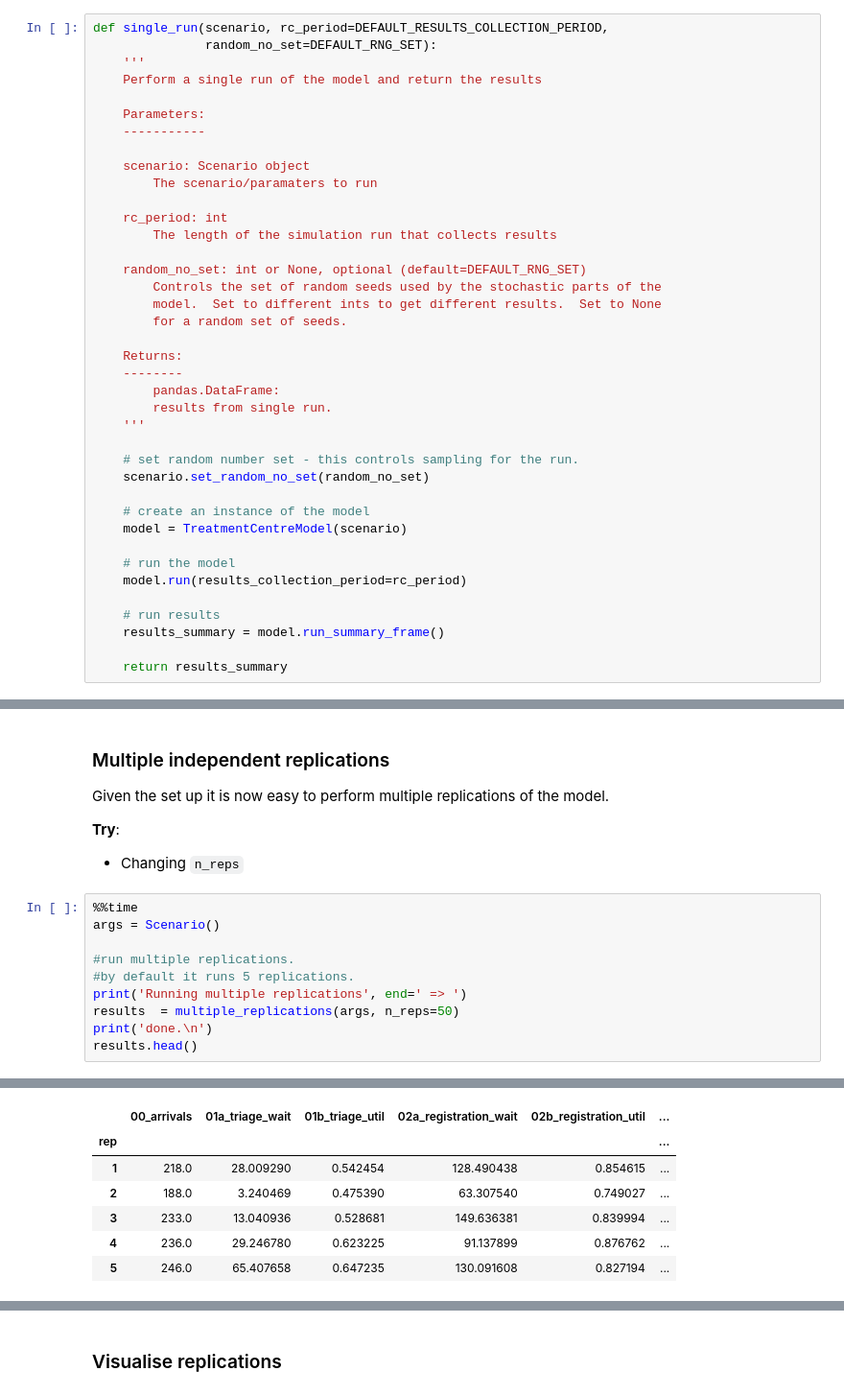
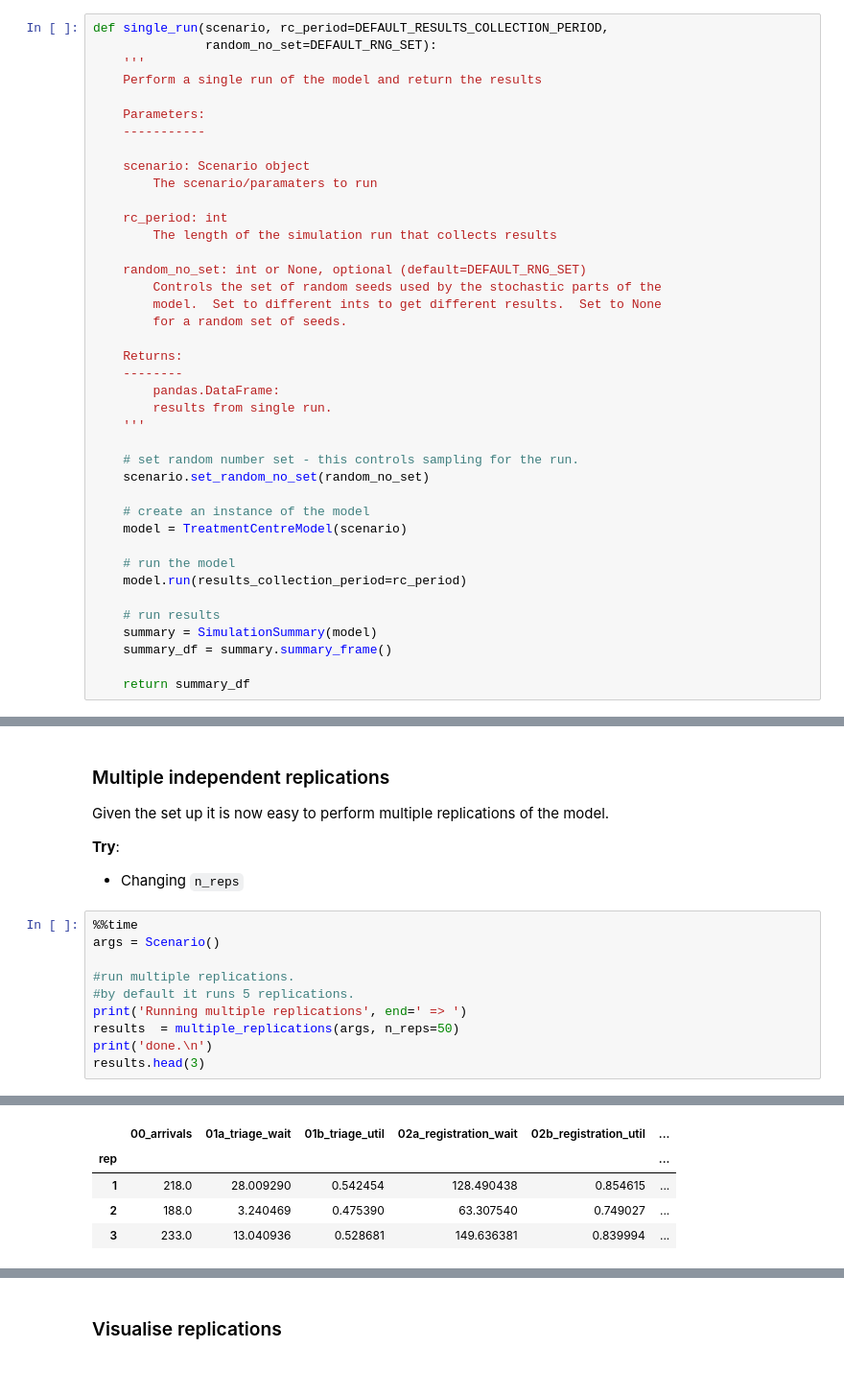
Before and after one commit to TomMonks/open-science-for-sim, a Jupyter notebook: src/notebooks/01_foss_sim/01_simpy.ipynb, the cells around one changed output, grey strips where cells are left out. Shown: that part at 96% size. Saved outputs shown, nothing was run; the diff lists cells and outputs as text.

Commit message:
SIMPY: seperated results processing logic

```diff
--- a/src/notebooks/01_foss_sim/01_simpy.ipynb
+++ b/src/notebooks/01_foss_sim/01_simpy.ipynb
@@ -1060,9 +1102,10 @@ def single_run(scenario, rc_period=DEFAULT_RESULTS_COLLECTION_PERIOD,
     model.run(results_collection_period=rc_period)
 
     # run results
-    results_summary = model.run_summary_frame()
+    summary = SimulationSummary(model)
+    summary_df = summary.summary_frame()
 
-    return results_summary
+    return summary_df
 # %%
 def multiple_replications(scenario, rc_period=DEFAULT_RESULTS_COLLECTION_PERIOD,
                           n_reps=5):
@@ -1152,7 +1196,7 @@ args = Scenario()
 print('Running multiple replications', end=' => ')
 results  = multiple_replications(args, n_reps=50)
 print('done.\n')
-results.head()
+results.head(3)
 # %% [output]
 Running multiple replications => done.
 
@@ -1161,10 +1205,8 @@ Wall time: 1.33 s
 |  | 00_arrivals | 01a_triage_wait | 01b_triage_util | 02a_registration_wait | 02b_registration_util | ... |
 | rep |  |  |  |  |  | ... |
 | 1 | 218.0 | 28.009290 | 0.542454 | 128.490438 | 0.854615 | ... |
 | 2 | 188.0 | 3.240469 | 0.475390 | 63.307540 | 0.749027 | ... |
 | 3 | 233.0 | 13.040936 | 0.528681 | 149.636381 | 0.839994 | ... |
-| 4 | 236.0 | 29.246780 | 0.623225 | 91.137899 | 0.876762 | ... |
-| 5 | 246.0 | 65.407658 | 0.647235 | 130.091608 | 0.827194 | ... |
 # %%
 # summarise the results (2.dp)
 results.mean().round(2)
```
Also changed, not shown: parts of 8 cells of this notebook.
